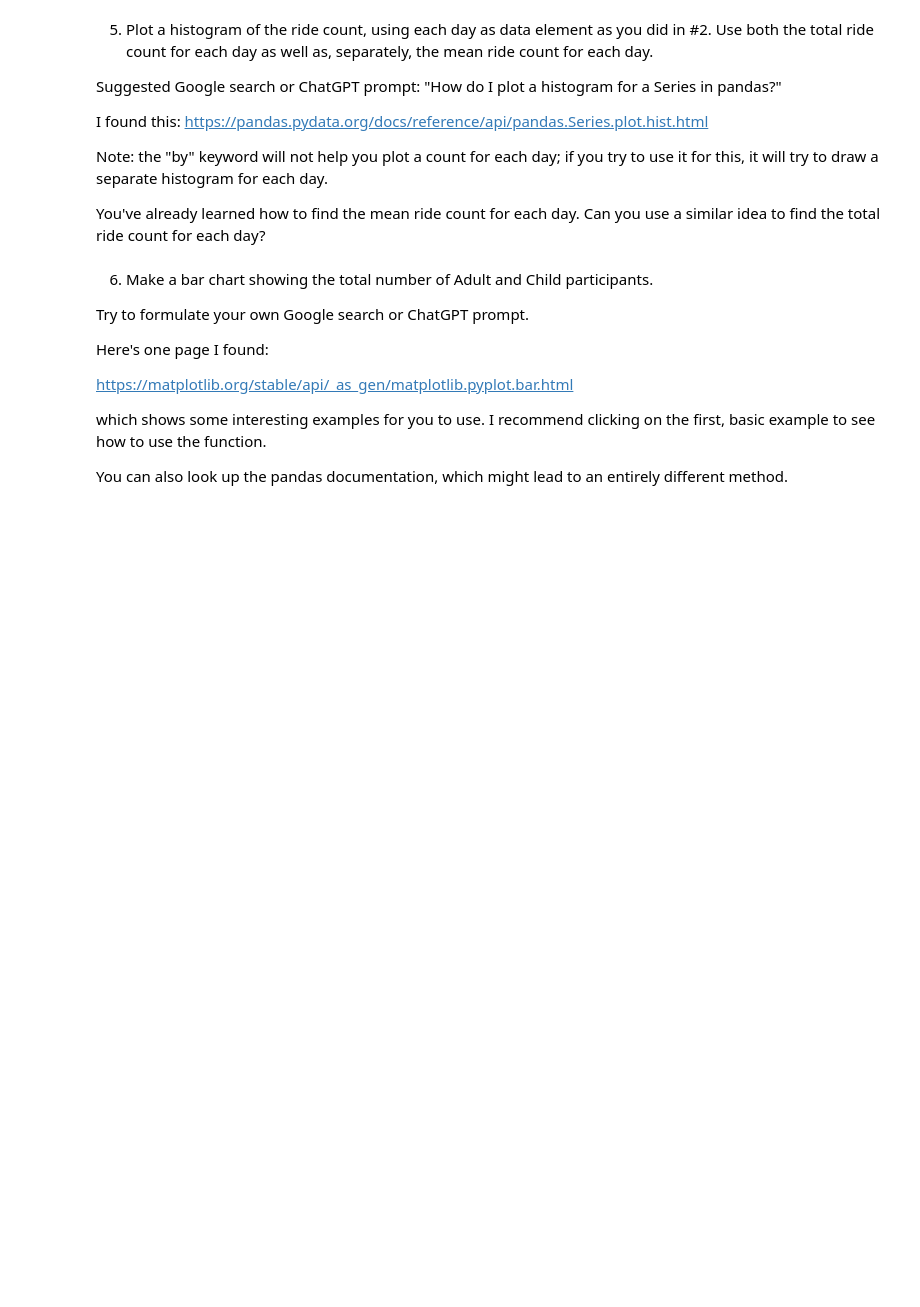
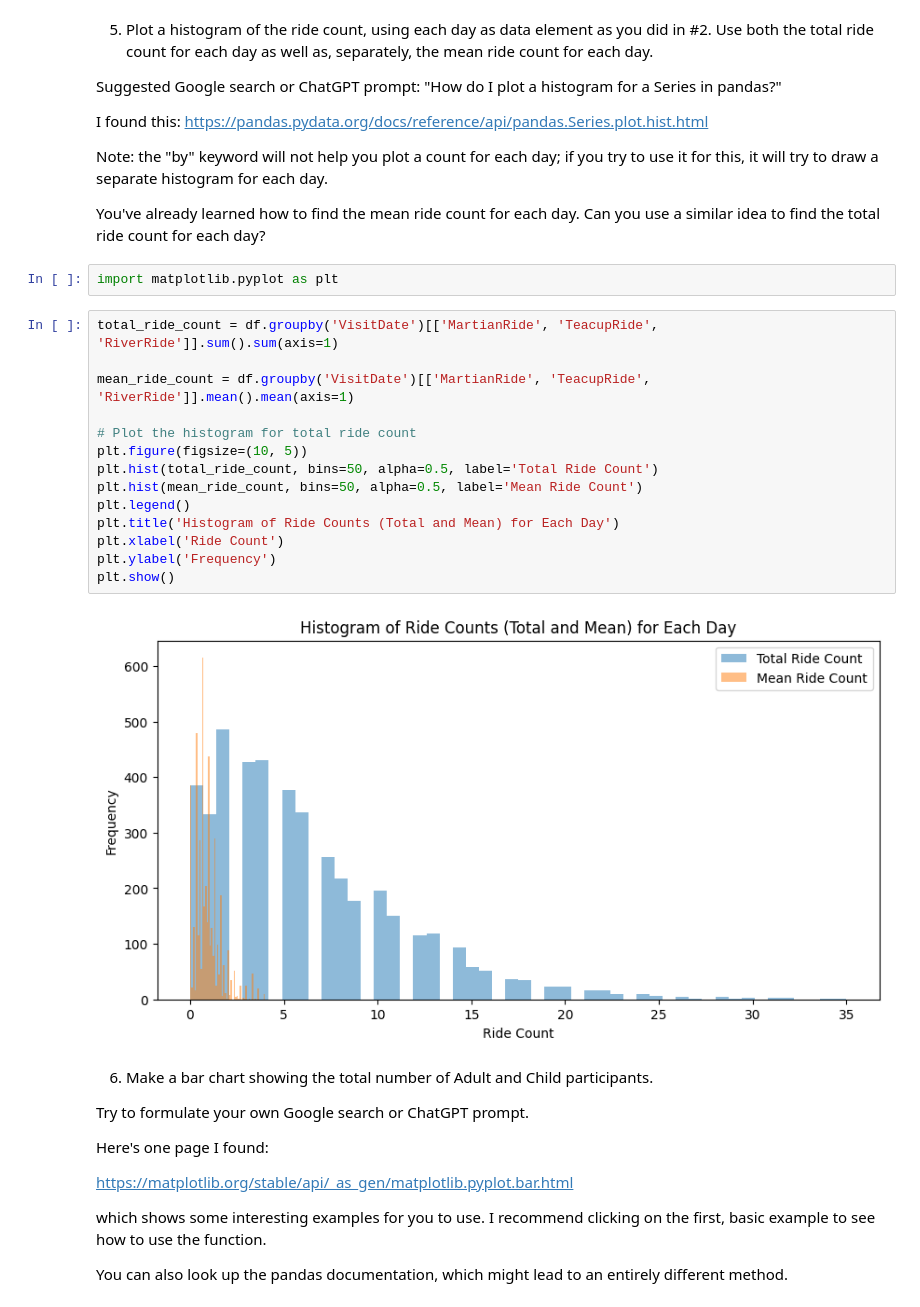
Before and after one commit to NicoleCarney/2025-spring-B2, a Jupyter notebook: Week3.ipynb, the cells around one changed output. Cells and saved outputs as stored; diff of their text form; blank space fills up the shorter version.

```diff
--- a/Week3.ipynb
+++ b/Week3.ipynb
@@ -204,6 +275,24 @@ I found this: https://pandas.pydata.org/docs/reference/api/pandas.Series.plot.hi
 Note: the "by" keyword will not help you plot a count for each day; if you try to use it for this, it will try to draw a separate histogram for each day.
 
 You've already learned how to find the mean ride count for each day.  Can you use a similar idea to find the total ride count for each day?
+# %%
+import matplotlib.pyplot as plt
+# %%
+total_ride_count = df.groupby('VisitDate')[['MartianRide', 'TeacupRide', 'RiverRide']].sum().sum(axis=1)
+
+mean_ride_count = df.groupby('VisitDate')[['MartianRide', 'TeacupRide', 'RiverRide']].mean().mean(axis=1)
+
+# Plot the histogram for total ride count
+plt.figure(figsize=(10, 5))
+plt.hist(total_ride_count, bins=50, alpha=0.5, label='Total Ride Count')
+plt.hist(mean_ride_count, bins=50, alpha=0.5, label='Mean Ride Count')
+plt.legend()
+plt.title('Histogram of Ride Counts (Total and Mean) for Each Day')
+plt.xlabel('Ride Count')
+plt.ylabel('Frequency')
+plt.show()
+# %% [output]
+[figure, added]
 # %% [markdown]
 6. Make a bar chart showing the total number of Adult and Child participants.
 
```
Also changed, not shown: parts of 13 cells of this notebook.
